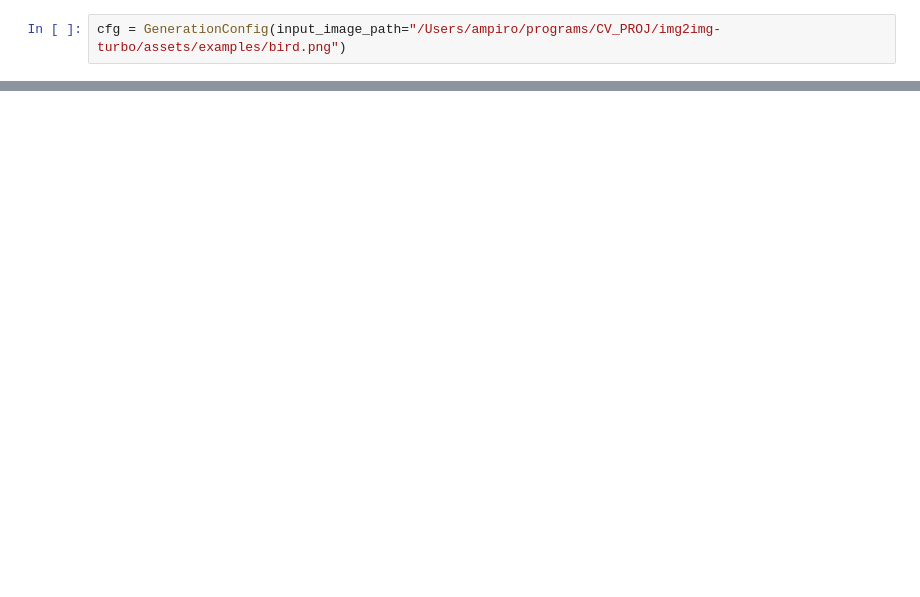
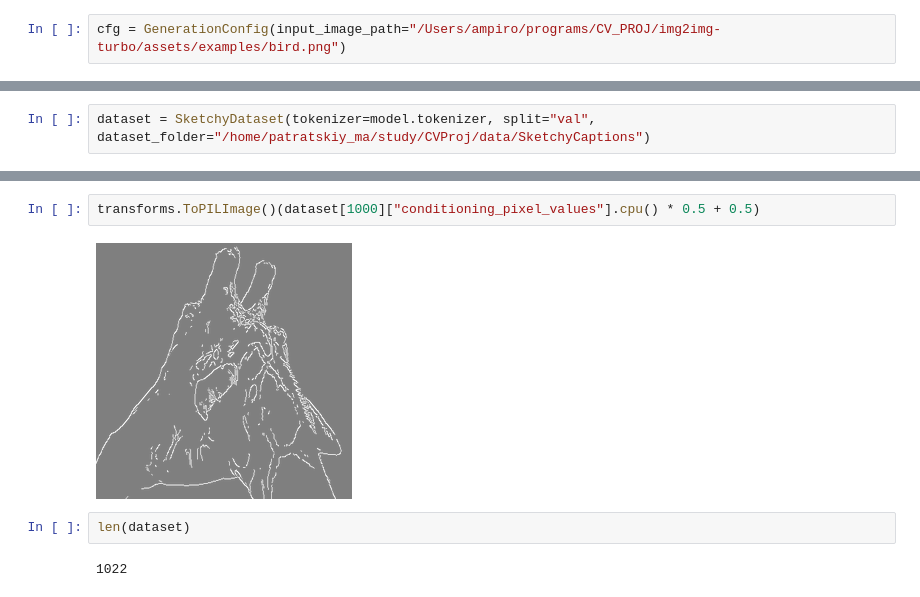
Before and after one commit to AmpiroMax/CVProj, a Jupyter notebook: notebooks/test_diffs.ipynb, the cells around one changed output, grey strips where cells are left out. Saved outputs shown, nothing was run; the diff lists cells and outputs as text; blank space fills up the shorter version.

```diff
--- a/notebooks/test_diffs.ipynb
+++ b/notebooks/test_diffs.ipynb
@@ -28,0 +48,2 @@ res
+# %%
+dataset = SketchyDataset(tokenizer=model.tokenizer, split="val", dataset_folder="/home/patratskiy_ma/study/CVProj/data/SketchyCaptions")
@@ -28,0 +58,8 @@ res
+# %%
+transforms.ToPILImage()(dataset[1000]["conditioning_pixel_values"].cpu() * 0.5 + 0.5)
+# %% [output]
+[figure, added]
+# %%
+len(dataset)
+# %% [output]
+1022
```
Also changed, not shown: parts of 10 cells of this notebook, 9 other files.
